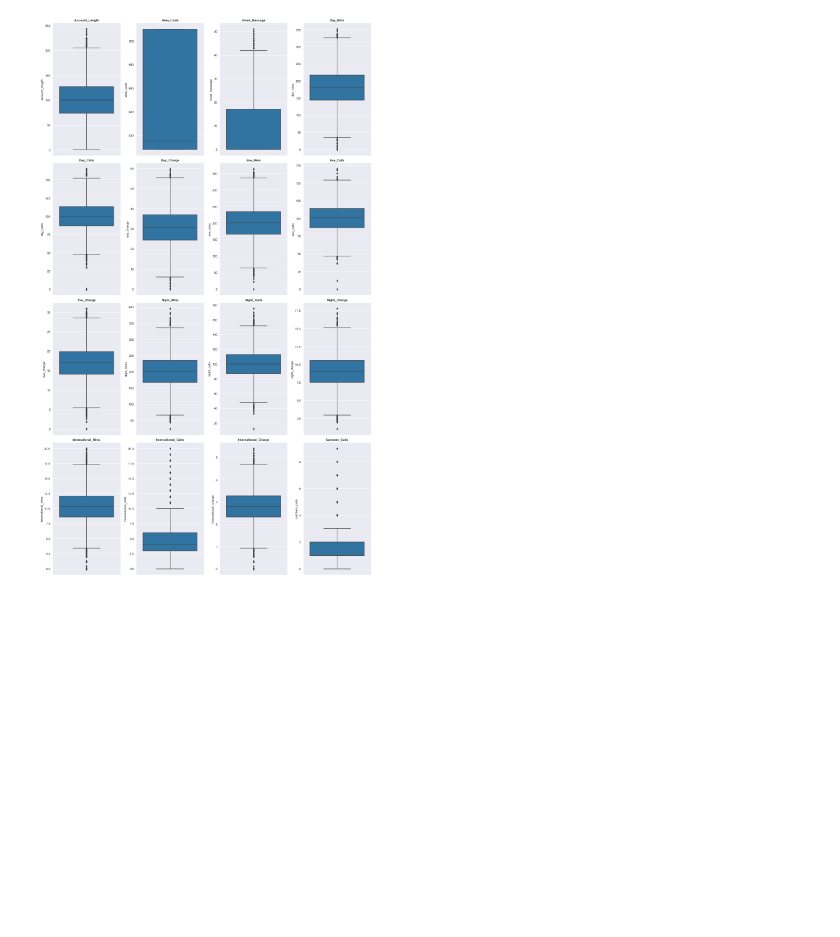
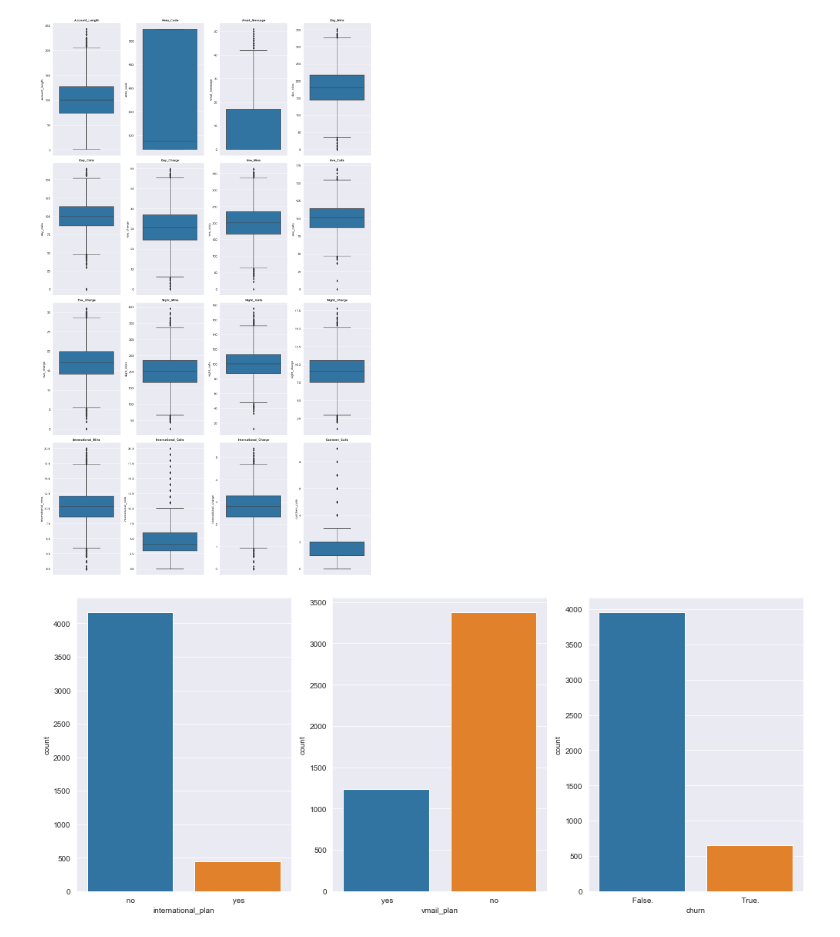
Before and after one commit to mdushetwar/Customer_Churn, a Jupyter notebook: PRCL-0017-Customer_Churn.ipynb, the cells around one changed output. Cells and saved outputs as stored; diff of their text form; code cells hidden in the pictures; blank space fills up the shorter version.

```diff
--- a/PRCL-0017-Customer_Churn.ipynb
+++ b/PRCL-0017-Customer_Churn.ipynb
@@ -154,3 +154,13 @@ for column, ax in zip(num_cols, ax.flatten()):
 plt.tight_layout();
 # %% [output]
 [figure]
+# %%
+cat_columns = ['international_plan', 'vmail_plan', 'churn']
+
+fig, axs = plt.subplots(1, 3, figsize=(14,6))
+
+for cat, ax in zip(cat_columns, axs.flatten()):
+    sns.countplot(x=cat, data=df, ax=ax)
+plt.tight_layout()
+# %% [output]
+[figure, added]
```
Also changed, not shown: parts of 2 cells of this notebook.
